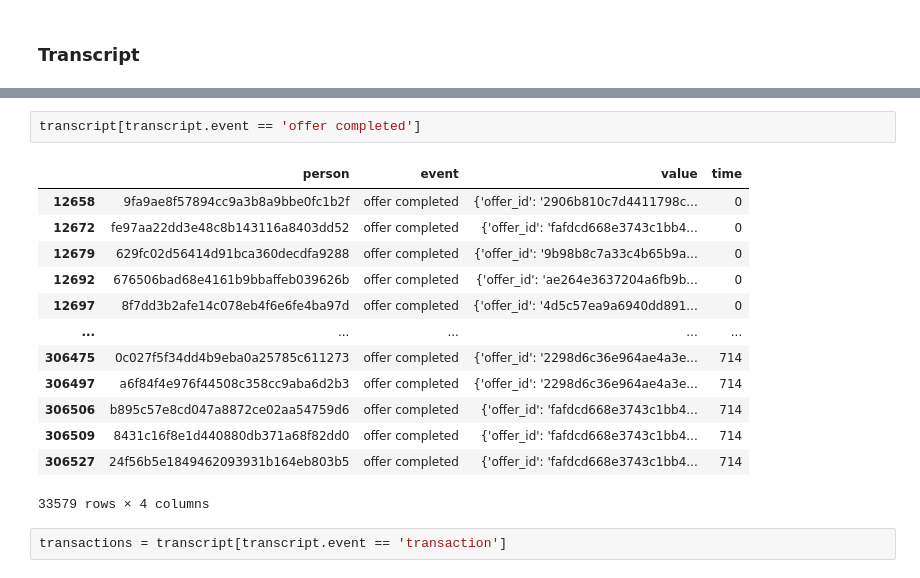
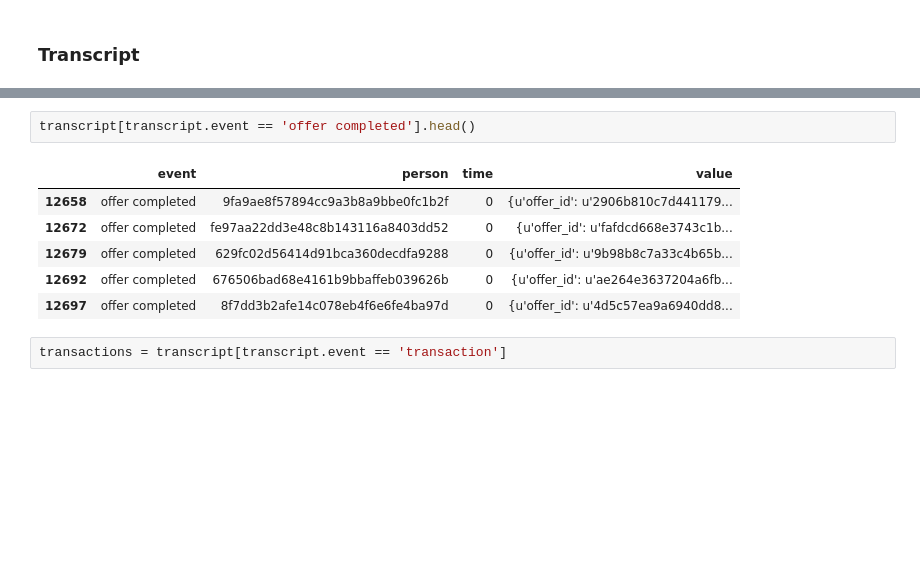
Before and after one commit to luisacabs/capstone, a Jupyter notebook: Capstone.ipynb, the cells around one changed output, grey strips where cells are left out. Saved outputs shown, nothing was run; the diff lists cells and outputs as text; blank space fills up the shorter version.

```diff
--- a/Capstone.ipynb
+++ b/Capstone.ipynb
@@ -128,19 +208,12 @@ array(['offer received', 'offer viewed', 'transaction', 'offer completed'],
 # %%
-transcript[transcript.event == 'offer completed']
+transcript[transcript.event == 'offer completed'].head()
 # %% [output]
-|  | person | event | value | time |
-| 12658 | 9fa9ae8f57894cc9a3b8a9bbe0fc1b2f | offer completed | {'offer_id': '2906b810c7d4411798c... | 0 |
-| 12672 | fe97aa22dd3e48c8b143116a8403dd52 | offer completed | {'offer_id': 'fafdcd668e3743c1bb4... | 0 |
-| 12679 | 629fc02d56414d91bca360decdfa9288 | offer completed | {'offer_id': '9b98b8c7a33c4b65b9a... | 0 |
-| 12692 | 676506bad68e4161b9bbaffeb039626b | offer completed | {'offer_id': 'ae264e3637204a6fb9b... | 0 |
-| 12697 | 8f7dd3b2afe14c078eb4f6e6fe4ba97d | offer completed | {'offer_id': '4d5c57ea9a6940dd891... | 0 |
-| ... | ... | ... | ... | ... |
-| 306475 | 0c027f5f34dd4b9eba0a25785c611273 | offer completed | {'offer_id': '2298d6c36e964ae4a3e... | 714 |
-| 306497 | a6f84f4e976f44508c358cc9aba6d2b3 | offer completed | {'offer_id': '2298d6c36e964ae4a3e... | 714 |
-| 306506 | b895c57e8cd047a8872ce02aa54759d6 | offer completed | {'offer_id': 'fafdcd668e3743c1bb4... | 714 |
-| 306509 | 8431c16f8e1d440880db371a68f82dd0 | offer completed | {'offer_id': 'fafdcd668e3743c1bb4... | 714 |
-| 306527 | 24f56b5e1849462093931b164eb803b5 | offer completed | {'offer_id': 'fafdcd668e3743c1bb4... | 714 |
+|  | event | person | time | value |
+| 12658 | offer completed | 9fa9ae8f57894cc9a3b8a9bbe0fc1b2f | 0 | {u'offer_id': u'2906b810c7d441179... |
+| 12672 | offer completed | fe97aa22dd3e48c8b143116a8403dd52 | 0 | {u'offer_id': u'fafdcd668e3743c1b... |
+| 12679 | offer completed | 629fc02d56414d91bca360decdfa9288 | 0 | {u'offer_id': u'9b98b8c7a33c4b65b... |
+| 12692 | offer completed | 676506bad68e4161b9bbaffeb039626b | 0 | {u'offer_id': u'ae264e3637204a6fb... |
+| 12697 | offer completed | 8f7dd3b2afe14c078eb4f6e6fe4ba97d | 0 | {u'offer_id': u'4d5c57ea9a6940dd8... |
-33579 rows × 4 columns
 # %%
 transactions = transcript[transcript.event == 'transaction']
 # %%
```
Also changed, not shown: parts of 115 cells of this notebook, 9 other files.
